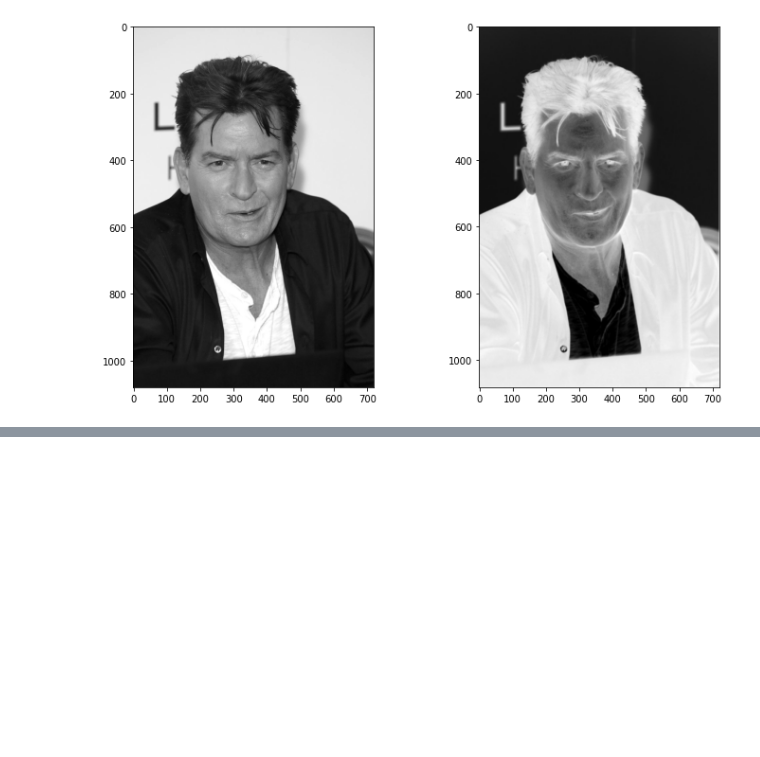
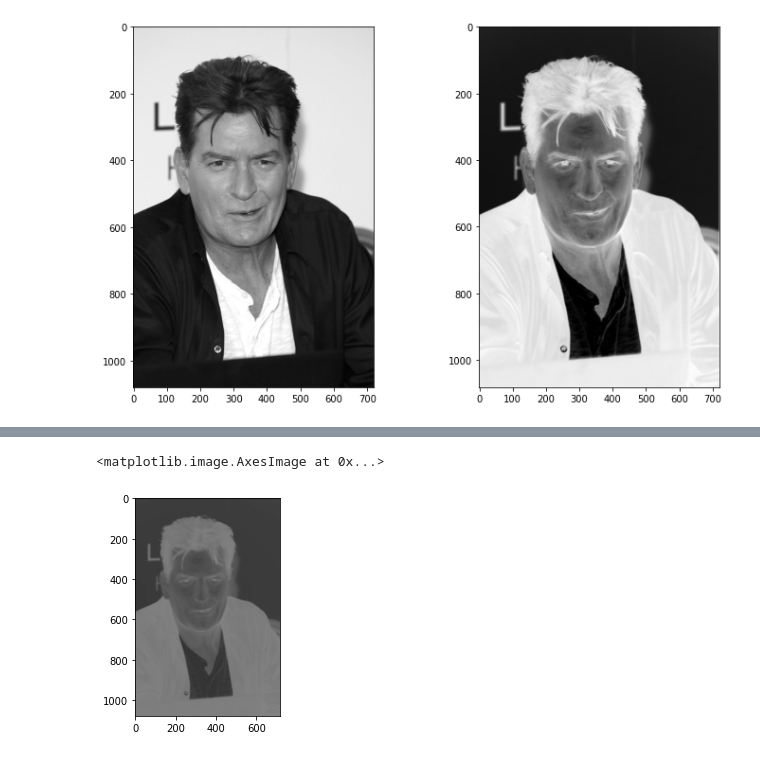
Before and after one commit to pad2012/Python2A, a Jupyter notebook: Dzien11/pad2021_cnn_intro_01.ipynb, the cells around one changed output, grey strips where cells are left out. Drawn from its saved outputs; the diff is of its cells as text; code cells hidden in the pictures; blank space fills up the shorter version.

```diff
--- a/Dzien11/pad2021_cnn_intro_01.ipynb
+++ b/Dzien11/pad2021_cnn_intro_01.ipynb
@@ -158,0 +189,23 @@ convolve_image(img_gray, kernel)
+# %%
+# własny filtr
+from tensorflow.keras import backend
+
+def my_filter(shape, dtype=None):
+  filtr = np.array([
+     [ [[-1]], [[-1]], [[-1]] ],
+     [ [[-1]], [[6]], [[-1]] ],
+     [ [[-1]], [[-1]], [[-1]] ],
+  ])
+  return backend.variable(filtr, "float32")
+
+model = Sequential()
+model.add(
+    Conv2D(filters=1, kernel_size=(3,3), input_shape=(1080, 720, 1), kernel_initializer=my_filter)
+)
+# %%
+result = model.predict(img_convert)
+result = result.squeeze()
+plt.imshow(result, 'gray')
+# %% [output]
+<matplotlib.image.AxesImage at 0x...>
+[figure, added]
```
Also changed, not shown: parts of 8 cells of this notebook, 1 other file.
